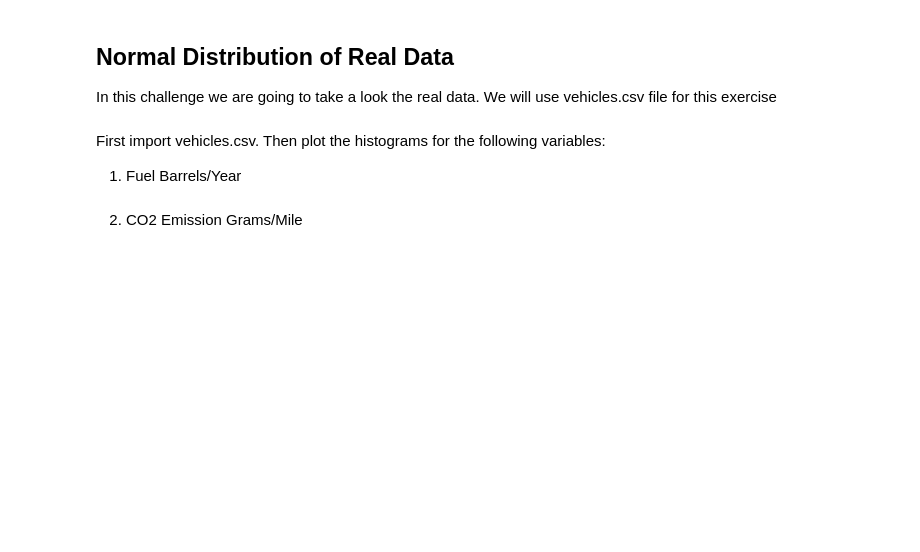
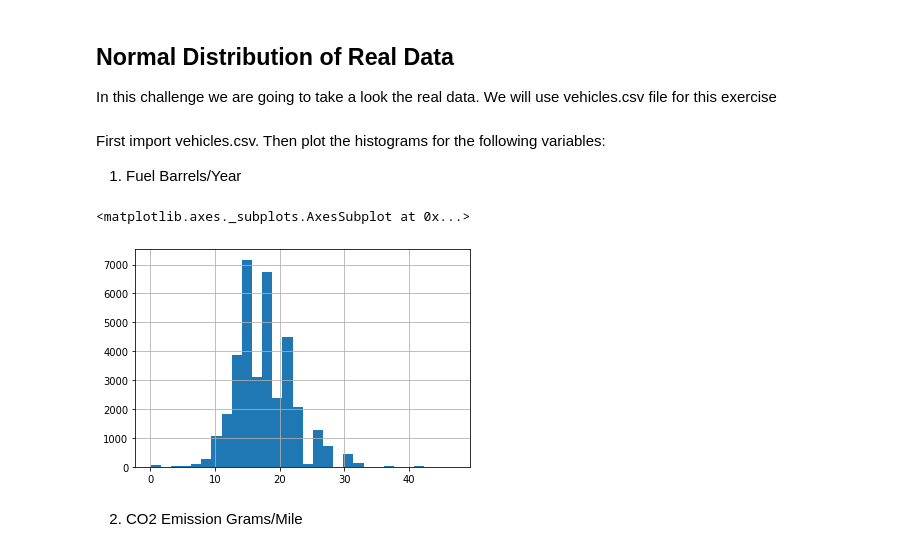
Before and after one commit to ironhack-datalabs/datamad1019, a Jupyter notebook: module-2/lab-continuous-probability-distribution/your-code/main.ipynb, the cells around one changed output. Cells and saved outputs as stored; diff of their text form; code cells hidden in the pictures; blank space fills up the shorter version.

```diff
--- a/module-2/lab-continuous-probability-distribution/your-code/main.ipynb
+++ b/module-2/lab-continuous-probability-distribution/your-code/main.ipynb
@@ -79,2 +108,11 @@ Then plot the histograms for the following variables:
+# %%
+import pandas as pd
+
+df = pd.read_csv("vehicles.csv")
+
+df["Fuel Barrels/Year"].hist(bins=30)
+# %% [output]
+<matplotlib.axes._subplots.AxesSubplot at 0x...>
+[figure, added]
 # %% [markdown]
 2. CO2 Emission Grams/Mile
```
Also changed, not shown: parts of 21 cells of this notebook.
